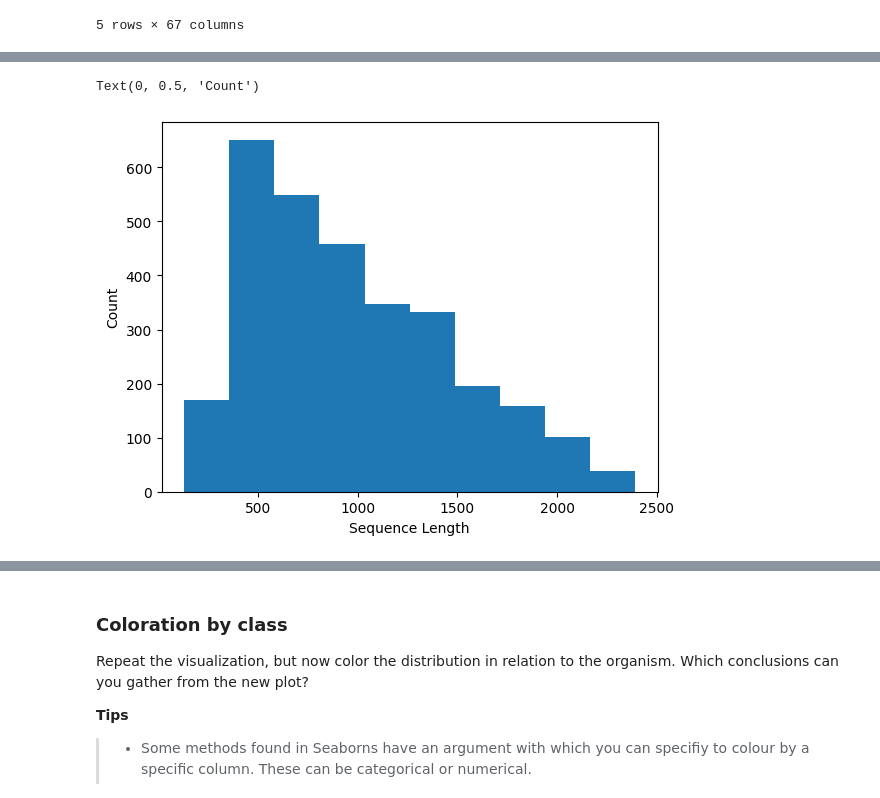
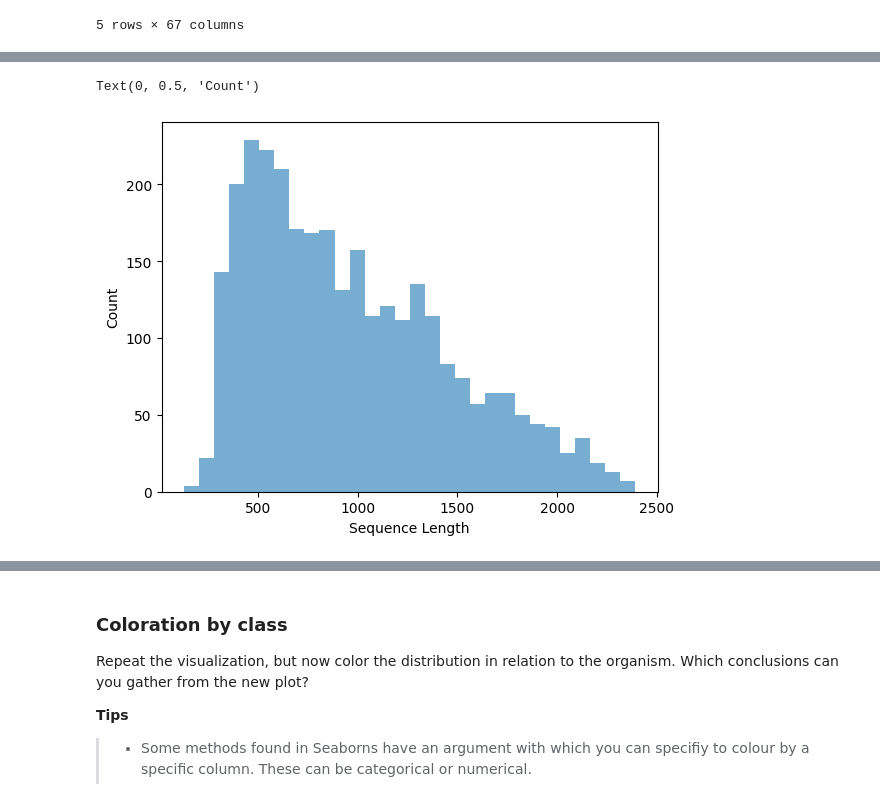
Before and after one commit to AnnaIPC/Python, a Jupyter notebook: exercises/Exercise004.ipynb, the cells around one changed output, grey strips where cells are left out. Cells and saved outputs as stored; diff of their text form; code cells hidden in the pictures.

```diff
--- a/exercises/Exercise004.ipynb
+++ b/exercises/Exercise004.ipynb
@@ -90,12 +88,10 @@ sns.histplot(df['lens'])
 # %%
-plt.hist(
-   df['lens']
-)
+plt.hist(df['lens'], bins = 30, alpha=0.6)
 plt.xlabel('Sequence Length')
 plt.ylabel('Count')
 # %% [output]
 Text(0, 0.5, 'Count')
-[figure, old version]
+[figure, new version]
 # %%
 df.describe() # Pandas can be used to derive common statistical measures
 # %% [output]
```
Also changed, not shown: parts of 13 cells of this notebook.
